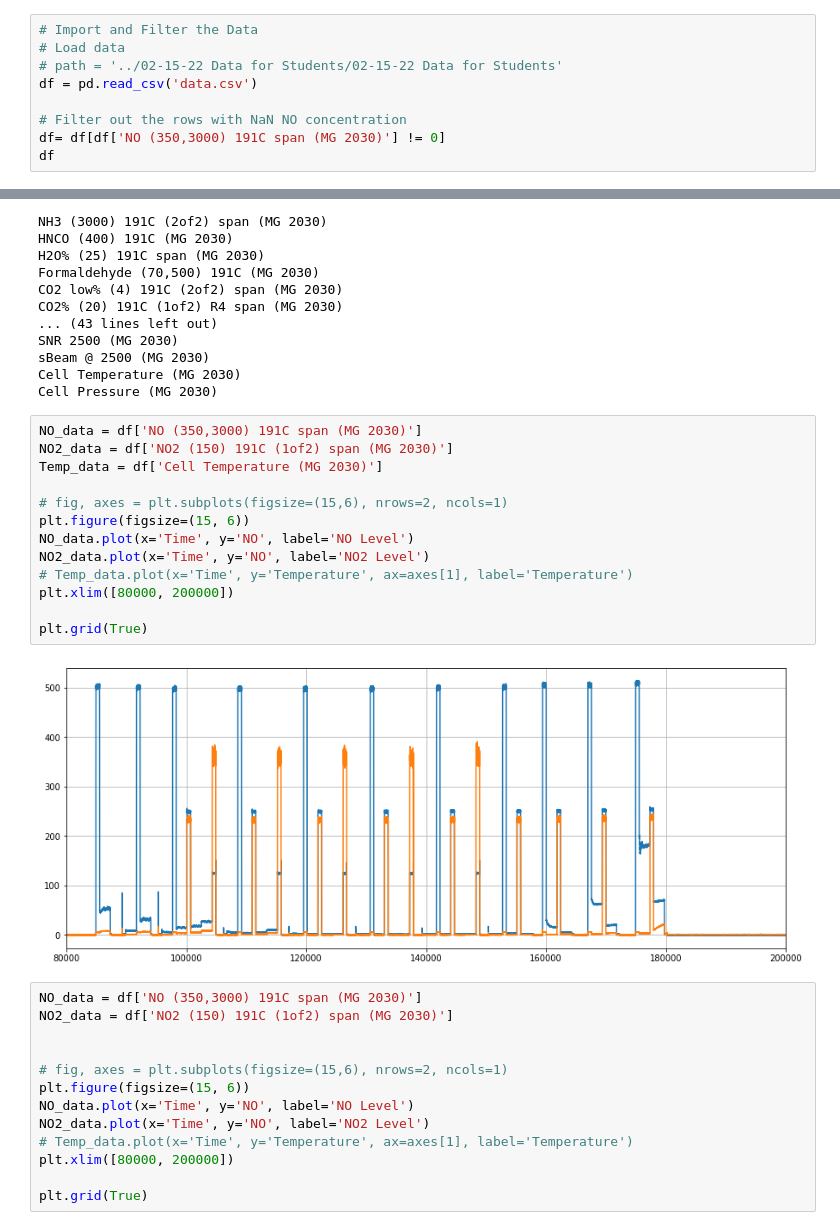
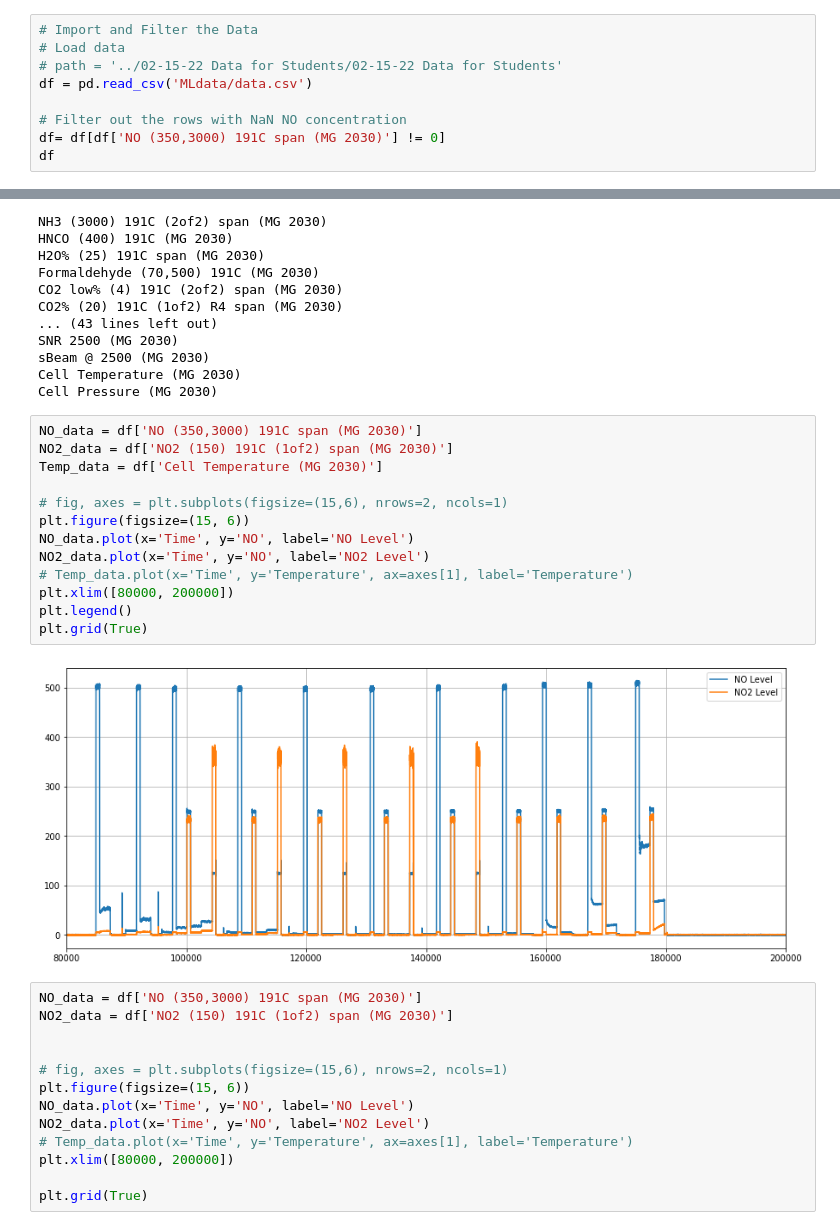
Before and after one commit to XiuyuTang/PACCAR_SCR_ML_Project, a Jupyter notebook: Expploratory Notebook 2.ipynb, the cells around one changed output, grey strips where cells are left out. Saved outputs shown, nothing was run; the diff lists cells and outputs as text.

```diff
--- a/Expploratory Notebook 2.ipynb
+++ b/Expploratory Notebook 2.ipynb
@@ -18,7 +18,7 @@ from pandas.plotting import autocorrelation_plot
 # Import and Filter the Data
 # Load data
 # path = '../02-15-22 Data for Students/02-15-22 Data for Students'
-df = pd.read_csv('data.csv')
+df = pd.read_csv('MLdata/data.csv')
 
 # Filter out the rows with NaN NO concentration
 df= df[df['NO (350,3000) 191C span (MG 2030)'] != 0]
@@ -61,18 +61,18 @@ Cell Pressure (MG 2030)
 # %%
 NO_data = df['NO (350,3000) 191C span (MG 2030)']
 NO2_data = df['NO2 (150) 191C (1of2) span (MG 2030)']
 Temp_data = df['Cell Temperature (MG 2030)']
 
 # fig, axes = plt.subplots(figsize=(15,6), nrows=2, ncols=1)
 plt.figure(figsize=(15, 6))
 NO_data.plot(x='Time', y='NO', label='NO Level')
 NO2_data.plot(x='Time', y='NO', label='NO2 Level')
 # Temp_data.plot(x='Time', y='Temperature', ax=axes[1], label='Temperature')
 plt.xlim([80000, 200000])
-
+plt.legend()
 plt.grid(True)
 # %% [output]
-[figure, old version]
+[figure, new version]
 # %%
 NO_data = df['NO (350,3000) 191C span (MG 2030)']
 NO2_data = df['NO2 (150) 191C (1of2) span (MG 2030)']
```
Also changed, not shown: parts of 2 cells of this notebook, 3 other files.
